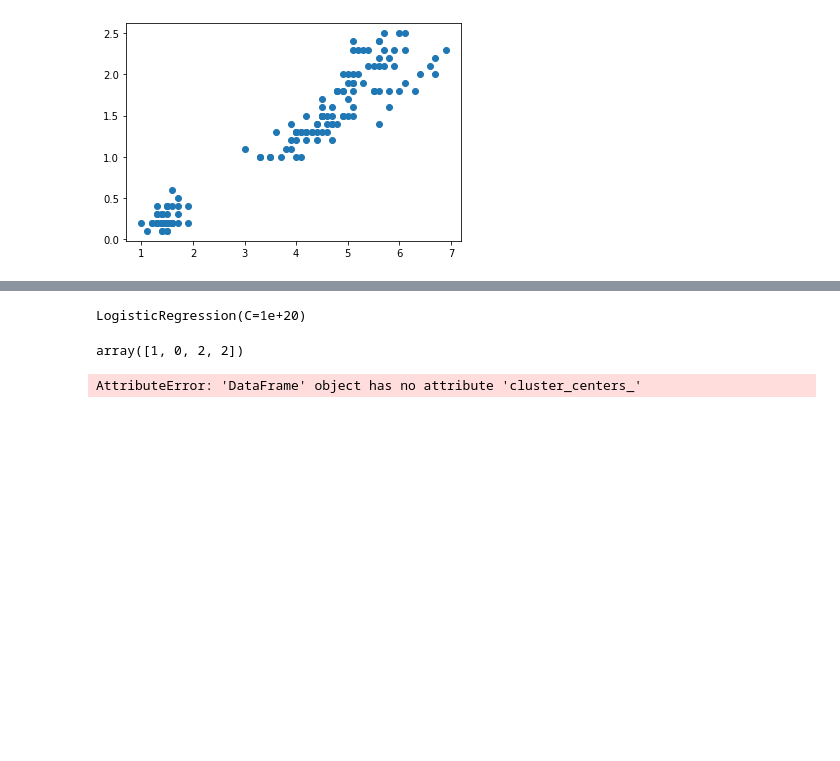
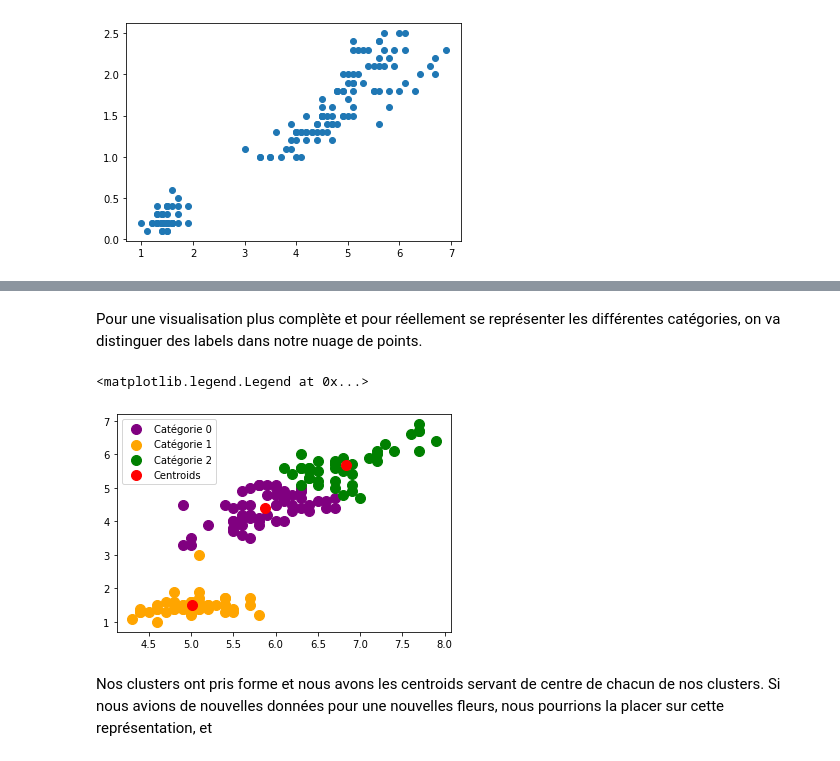
Before and after one commit to LaurenceAndraud/Les_mod-les_dans_tous_leurs_-tats, a Jupyter notebook: Tutoriel 3 - dataset iris.ipynb, the cells around one changed output, grey strips where cells are left out. Drawn from its saved outputs; the diff is of its cells as text; code cells hidden in the pictures; blank space fills up the shorter version.

```diff
--- a/Tutoriel 3 - dataset iris.ipynb
+++ b/Tutoriel 3 - dataset iris.ipynb
@@ -78,7 +78,7 @@ Pour une meilleure visualisation des données, je propose de mettre ces données
 # %%
 # utiliser la librairie pandas pour avoir un tableau
-iris = pd.DataFrame(iris.data)
-iris
+df_iris = pd.DataFrame(iris.data)
+df_iris
 # %% [output]
 |  | 0 | 1 | 2 | 3 |
 | 0 | 5.1 | 3.5 | 1.4 | 0.2 |
@@ -94,14 +94,14 @@ iris
 | 149 | 5.9 | 3.0 | 5.1 | 1.8 |
 150 rows × 4 columns
 # %%
-iris.columns = [
+# rajouter le nom des colonnes pour plus de clarté
+df_iris.columns = [
     "sepal_lenght",
     "sepal_width",
     "petal_lenght",
     "petal_width"
 ]
-iris
-#ajouter une colonne catégorie ?
+df_iris
 # %% [output]
 |  | sepal_lenght | sepal_width | petal_lenght | petal_width |
 | 0 | 5.1 | 3.5 | 1.4 | 0.2 |
@@ -124,0 +123,3 @@ Contrairement, à un apprentissage supervisé, nous n'avons pas besoin de donné
+# %%
+iris = iris.data[:,(0,2)]
+iris
@@ -125,6 +148,6 @@ Contrairement, à un apprentissage supervisé, nous n'avons pas besoin de donné
 # %%
 # construction du modèle de k-means
-model = KMeans(n_clusters = 3)
-model.fit(iris)
-print(model.labels_)
+kmeans = KMeans(n_clusters = 3)
+y_kmeans = kmeans.fit_predict(iris)
+print(kmeans.labels_)
 # %% [output]
@@ -183,7 +169,0 @@ plt.legend();
-# %%
-from sklearn.linear_model import LogisticRegression
-
-model = LogisticRegression(C=1e20)
-model.fit(X,y)
-# %% [output]
-LogisticRegression(C=1e+20)
@@ -197,8 +170,17 @@ Iries_To_Predict = [
-# %%
-model.predict(Iries_To_Predict)
-# %% [output]
-array([1, 0, 2, 2])
-# %%
-plt.scatter(iris.cluster_centers_[:, 0], iris.cluster_centers_[:, 1], s=100, c='black')
-# %% [output]
-AttributeError: 'DataFrame' object has no attribute 'cluster_centers_'
+# %% [markdown]
+Pour une visualisation plus complète et pour réellement se représenter les différentes catégories, on va distinguer des labels dans notre nuage de points.
+# %%
+#Visualising the clusters
+plt.scatter(iris[y_kmeans == 0, 0], iris[y_kmeans == 0, 1], s = 100, c = 'purple', label = 'Catégorie 0')
+plt.scatter(iris[y_kmeans == 1, 0], iris[y_kmeans == 1, 1], s = 100, c = 'orange', label = 'Catégorie 1')
+plt.scatter(iris[y_kmeans == 2, 0], iris[y_kmeans == 2, 1], s = 100, c = 'green', label = 'Catégorie 2')
+
+#Plotting the centroids of the clusters
+plt.scatter(kmeans.cluster_centers_[:, 0], kmeans.cluster_centers_[:,1], s = 100, c = 'red', label = 'Centroids')
+
+plt.legend()
+# %% [output]
+<matplotlib.legend.Legend at 0x...>
+[figure, added]
+# %% [markdown]
+Nos clusters ont pris forme et nous avons les centroids servant de centre de chacun de nos clusters. Si nous avions de nouvelles données pour une nouvelles fleurs, nous pourrions la placer sur cette représentation, et
```
Also changed, not shown: parts of 18 cells of this notebook.
